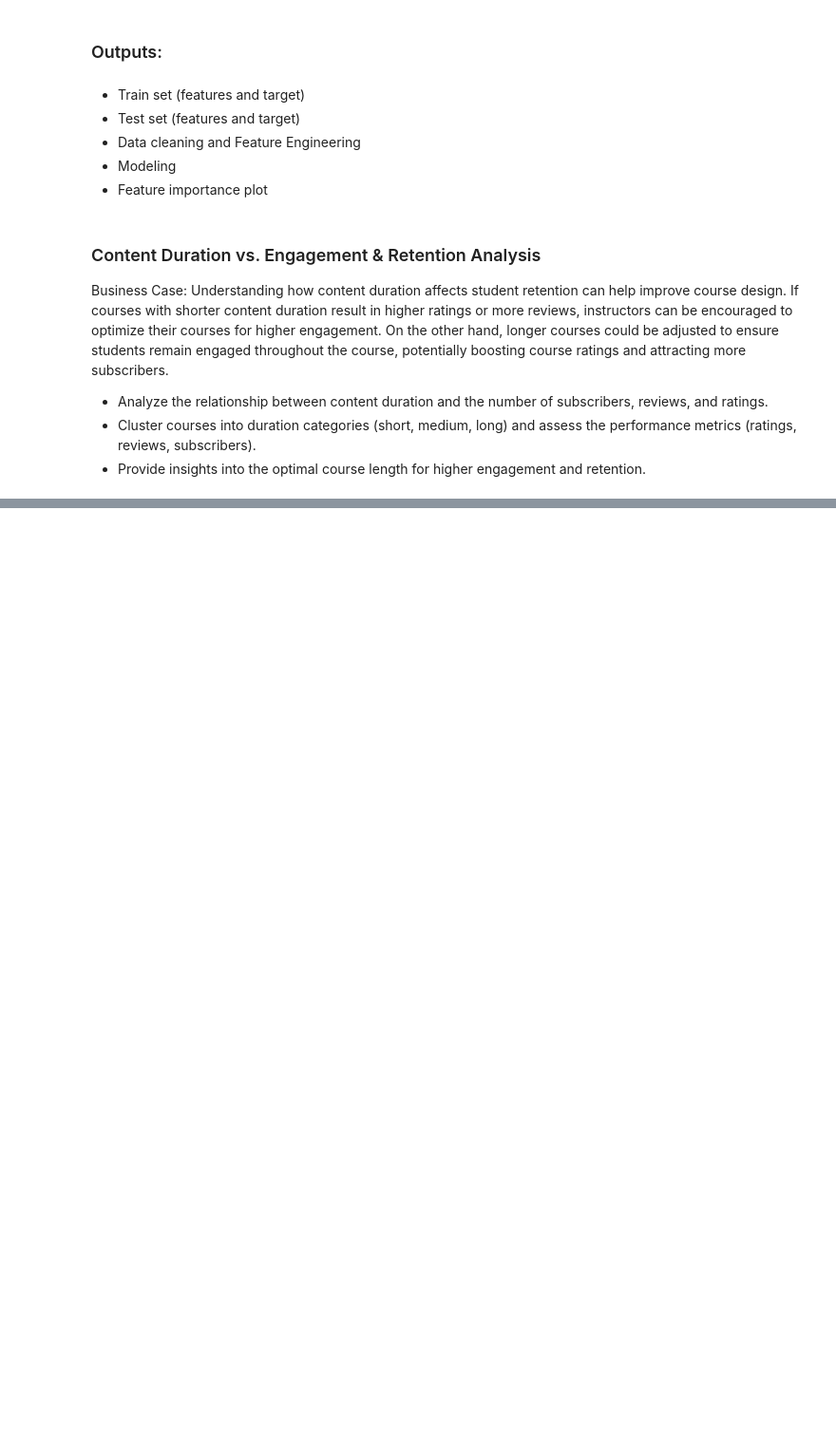
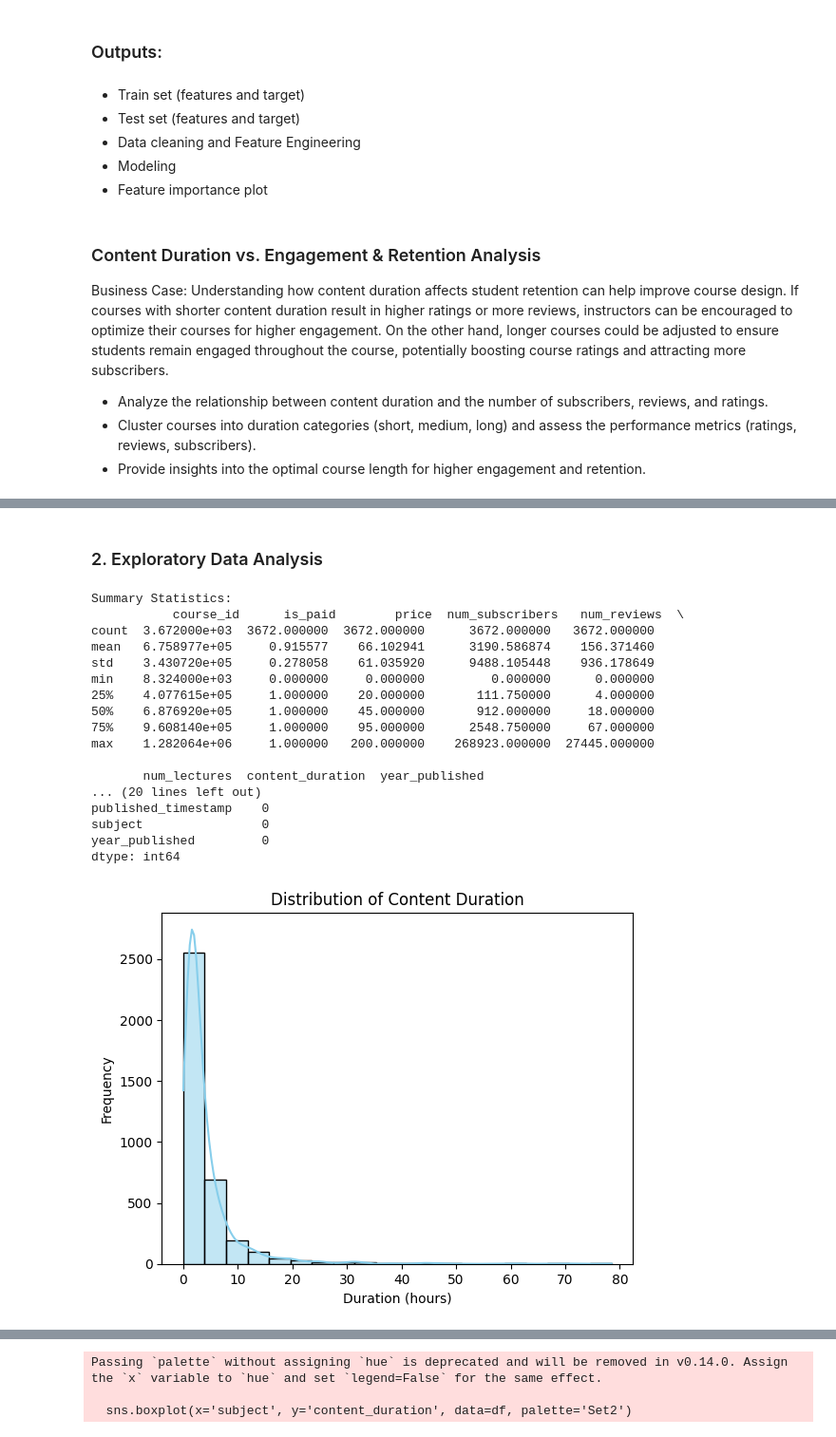
Before and after one commit to hirakhan95/course-cost-analyzer, a Jupyter notebook: jupyter_notebooks/ML_Modeling_and_Evaluation2.ipynb, the cells around one changed output, grey strips where cells are left out. Shown at 95% size. Cells and saved outputs as stored; diff of their text form; code cells hidden in the pictures; blank space fills up the shorter version.

Commit message:
data preprocessing and exploration

```diff
--- a/jupyter_notebooks/ML_Modeling_and_Evaluation2.ipynb
+++ b/jupyter_notebooks/ML_Modeling_and_Evaluation2.ipynb
@@ -27,0 +45,2 @@ Understanding how content duration affects student retention can help improve co
+# %%
+df = pd.read_csv(f"outputs/datasets/cleaned/cleanedDataset.csv")
@@ -27,0 +80,9 @@ Understanding how content duration affects student retention can help improve co
+# %%
+# Preprocessing
+def preprocess_data(df):
+    """Converts columns to appropriate datatypes and handles missing values if any."""
+    df['published_timestamp'] = pd.to_datetime(df['published_timestamp'])
+    df['year_published'] = df['published_timestamp'].dt.year
+    return df
+
+df = preprocess_data(df)
@@ -27,0 +112,54 @@ Understanding how content duration affects student retention can help improve co
+# %% [markdown]
+### 2. Exploratory Data Analysis
+# %%
+# Exploratory Data Analysis
+def explore_data(df):
+    """Provides summary statistics and visualizations."""
+    print("Summary Statistics:\n", df.describe())
+    print("\nMissing Values:\n", df.isnull().sum())
+
+    # Duration distribution
+    sns.histplot(df['content_duration'], kde=True, bins=20, color='skyblue')
+    plt.title("Distribution of Content Duration")
+    plt.xlabel("Duration (hours)")
+    plt.ylabel("Frequency")
+    plt.show()
+
+    # Subscribers distribution
+    sns.histplot(df['num_subscribers'], kde=True, bins=20, color='green')
+    plt.title("Distribution of Number of Subscribers")
+    plt.xlabel("Subscribers")
+    plt.ylabel("Frequency")
+    plt.xscale('log')  # Log scale to handle skewed distribution
+    plt.show()
+
+    # Content duration by subject
+    sns.boxplot(x='subject', y='content_duration', data=df, palette='Set2')
+    plt.title("Content Duration by Subject")
+    plt.xlabel("Subject")
+    plt.ylabel("Duration (hours)")
+    plt.xticks(rotation=45)
+    plt.show()
+    return
+
+# Explore data
+explore_data(df)
+# %% [output]
+Summary Statistics:
+           course_id      is_paid        price  num_subscribers   num_reviews  \
+count  3.672000e+03  3672.000000  3672.000000      3672.000000   3672.000000
+mean   6.758977e+05     0.915577    66.102941      3190.586874    156.371460
+std    3.430720e+05     0.278058    61.035920      9488.105448    936.178649
+min    8.324000e+03     0.000000     0.000000         0.000000      0.000000
+25%    4.077615e+05     1.000000    20.000000       111.750000      4.000000
+50%    6.876920e+05     1.000000    45.000000       912.000000     18.000000
+75%    9.608140e+05     1.000000    95.000000      2548.750000     67.000000
+max    1.282064e+06     1.000000   200.000000    268923.000000  27445.000000
+
+       num_lectures  content_duration  year_published
+... (20 lines left out)
+published_timestamp    0
+subject                0
+year_published         0
+dtype: int64
+[figure, added]
@@ -27,0 +167,3 @@ Understanding how content duration affects student retention can help improve co
+Passing `palette` without assigning `hue` is deprecated and will be removed in v0.14.0. Assign the `x` variable to `hue` and set `legend=False` for the same effect.
+
+  sns.boxplot(x='subject', y='content_duration', data=df, palette='Set2')
```
Also changed, not shown: parts of 8 cells of this notebook.
